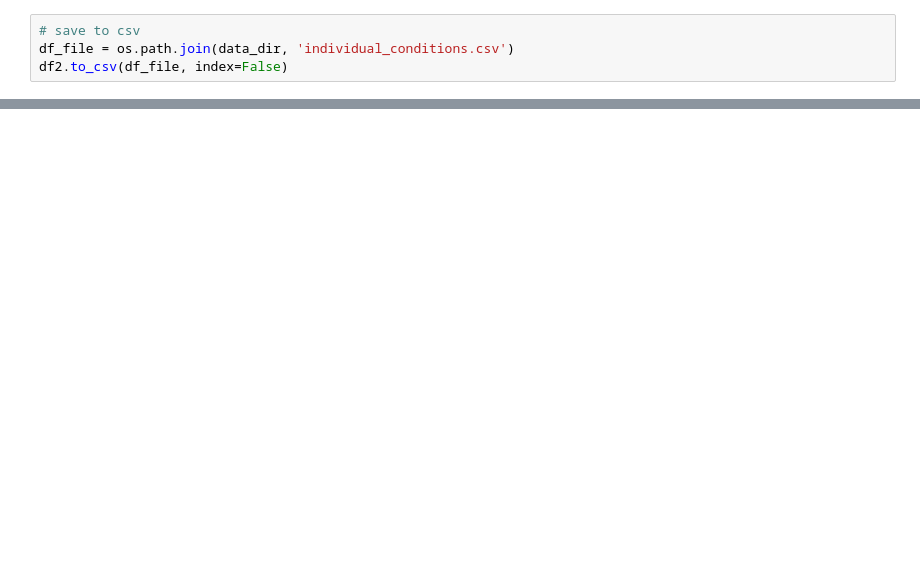
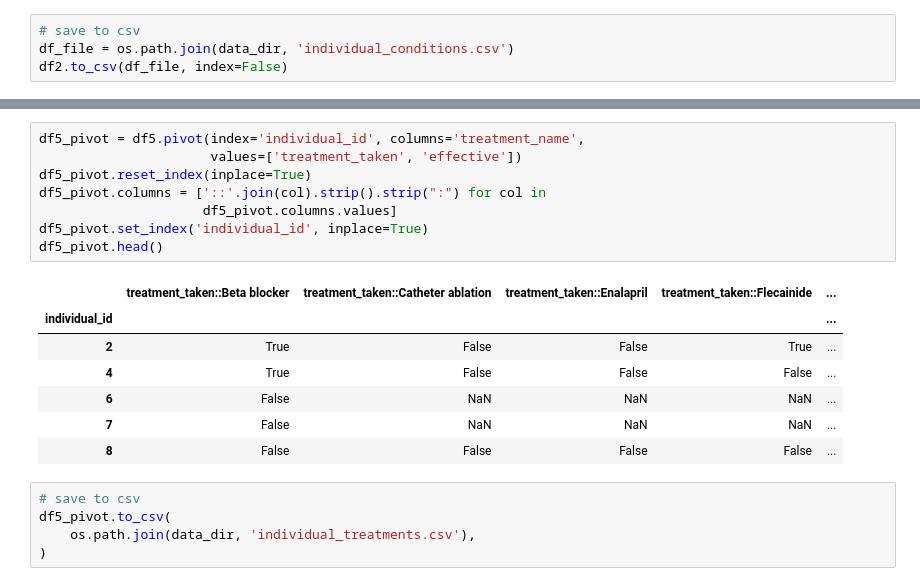
Before and after one commit to alexdaiii/cpvt_database_analysis, a Jupyter notebook: notebooks/pivot_tables.ipynb, the cells around one changed output, grey strips where cells are left out. Drawn from its saved outputs; the diff is of its cells as text; blank space fills up the shorter version.

```diff
--- a/notebooks/pivot_tables.ipynb
+++ b/notebooks/pivot_tables.ipynb
@@ -64,0 +273,21 @@ df2.to_csv(df_file, index=False)
+# %%
+df5_pivot = df5.pivot(index='individual_id', columns='treatment_name',
+                      values=['treatment_taken', 'effective'])
+df5_pivot.reset_index(inplace=True)
+df5_pivot.columns = ['::'.join(col).strip().strip(":") for col in
+                     df5_pivot.columns.values]
+df5_pivot.set_index('individual_id', inplace=True)
+df5_pivot.head()
+# %% [output]
+|  | treatment_taken::Beta blocker | treatment_taken::Catheter ablation | treatment_taken::Enalapril | treatment_taken::Flecainide | ... |
+| individual_id |  |  |  |  | ... |
+| 2 | True | False | False | True | ... |
+| 4 | True | False | False | False | ... |
+| 6 | False | NaN | NaN | NaN | ... |
+| 7 | False | NaN | NaN | NaN | ... |
+| 8 | False | False | False | False | ... |
+# %%
+# save to csv
+df5_pivot.to_csv(
+    os.path.join(data_dir, 'individual_treatments.csv'),
+)
```
Also changed, not shown: parts of 23 cells of this notebook, 2 other files.
